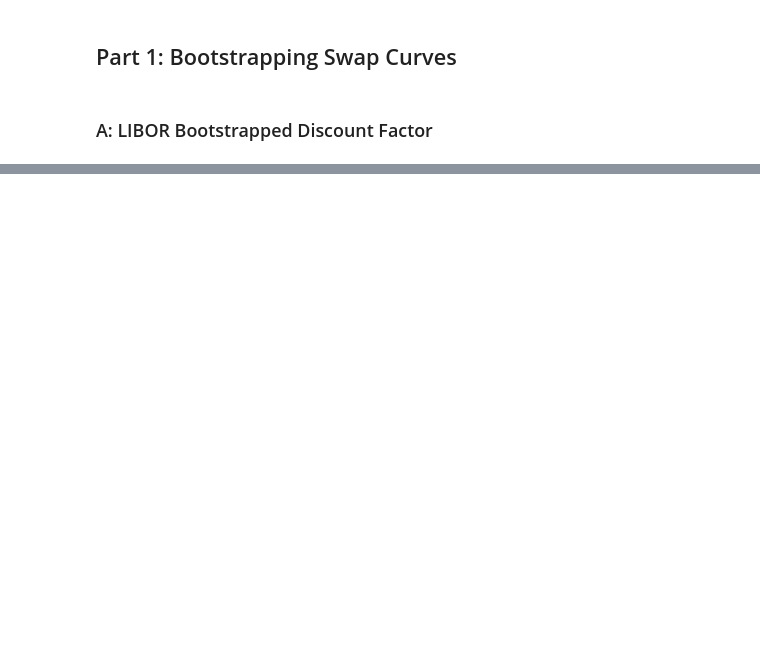
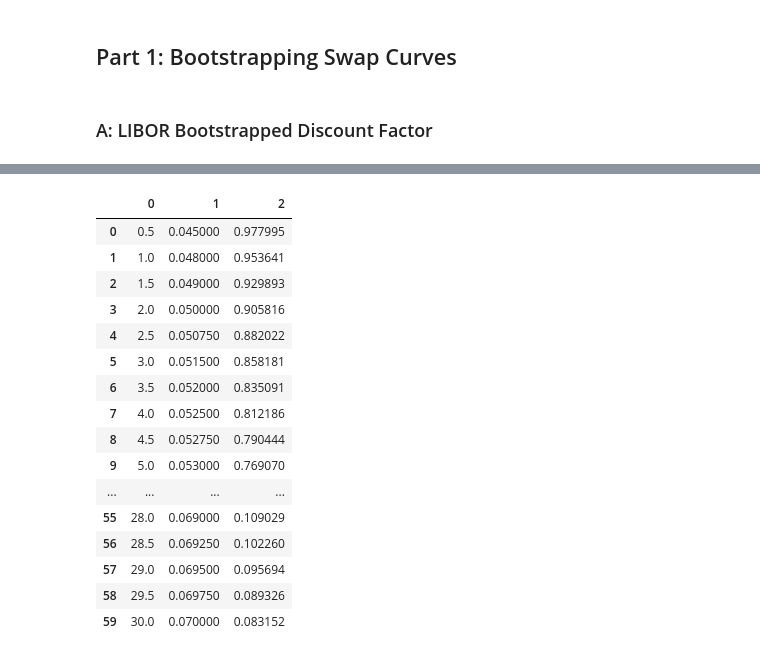
Before and after one commit to Gregtwl/QF605_Assignment, a Jupyter notebook: Answer_Deck.ipynb, the cells around one changed output, grey strips where cells are left out. Drawn from its saved outputs; the diff is of its cells as text; code cells hidden in the pictures; blank space fills up the shorter version.

Commit message:
LIBOR rate bootstrapped - results verified

```diff
--- a/Answer_Deck.ipynb
+++ b/Answer_Deck.ipynb
@@ -180,6 +185,0 @@ Therefore:
-# %%
-df_LIBOR['Discount'] = 0.0
-
-## This is a discrete compounding factor for zero rate given the known LIBOR
-df_LIBOR.loc[df_LIBOR.index[0], 'Discount'] = (1 / (1 + df_LIBOR.loc[df_LIBOR.index[0], 'Rate'] * df_LIBOR.loc[df_LIBOR.index[0], 'Tenor_Year_Fraction']) )
-df_LIBOR
@@ -205,0 +242,50 @@ df_LIBOR
+# %%
+## Recreate the Tenor since we need T = [0,30]:
+
+def calculate_discount_factors(tenor_year, rates, frequency):
+
+    tenor_year = tenor_year.to_numpy()
+    rate = rates.to_numpy()
+
+    expanded_tenor_year_irs, expanded_rate_irs = expand_irs_table(tenor_year[1:], rate[1:], frequency)  # IRS starts from row index 1 onwards
+
+    expanded_tenor_year = np.append(tenor_year[0], expanded_tenor_year_irs)
+    expanded_rate = np.append(rate[0], expanded_rate_irs)
+
+    discount_array = np.full(len(expanded_tenor_year), np.nan)
+    discount_array[0] = 1/(1+frequency*rate[0])
+
+
+    # Bootstrap the Curve
+
+    for i, item in enumerate(discount_array[1:]):
+        discount_array[i+1] =\
+                            (
+                                    (1 - expanded_rate[i+1]*np.sum(frequency*discount_array[:i+1]))
+                                    /
+                                    (1 + expanded_rate[i+1]*frequency)
+                            )
+        # print(i)
+
+
+    return pd.DataFrame([expanded_tenor_year, expanded_rate, discount_array]).T
+# %%
+calculate_discount_factors(df_LIBOR['Tenor_Year_Fraction'], df_LIBOR['Rate'], 0.5)
+# %% [output]
+|  | 0 | 1 | 2 |
+| 0 | 0.5 | 0.045000 | 0.977995 |
+| 1 | 1.0 | 0.048000 | 0.953641 |
+| 2 | 1.5 | 0.049000 | 0.929893 |
+| 3 | 2.0 | 0.050000 | 0.905816 |
+| 4 | 2.5 | 0.050750 | 0.882022 |
+| 5 | 3.0 | 0.051500 | 0.858181 |
+| 6 | 3.5 | 0.052000 | 0.835091 |
+| 7 | 4.0 | 0.052500 | 0.812186 |
+| 8 | 4.5 | 0.052750 | 0.790444 |
+| 9 | 5.0 | 0.053000 | 0.769070 |
+| ... | ... | ... | ... |
+| 55 | 28.0 | 0.069000 | 0.109029 |
+| 56 | 28.5 | 0.069250 | 0.102260 |
+| 57 | 29.0 | 0.069500 | 0.095694 |
+| 58 | 29.5 | 0.069750 | 0.089326 |
+| 59 | 30.0 | 0.070000 | 0.083152 |
```
Also changed, not shown: parts of 7 cells of this notebook.
